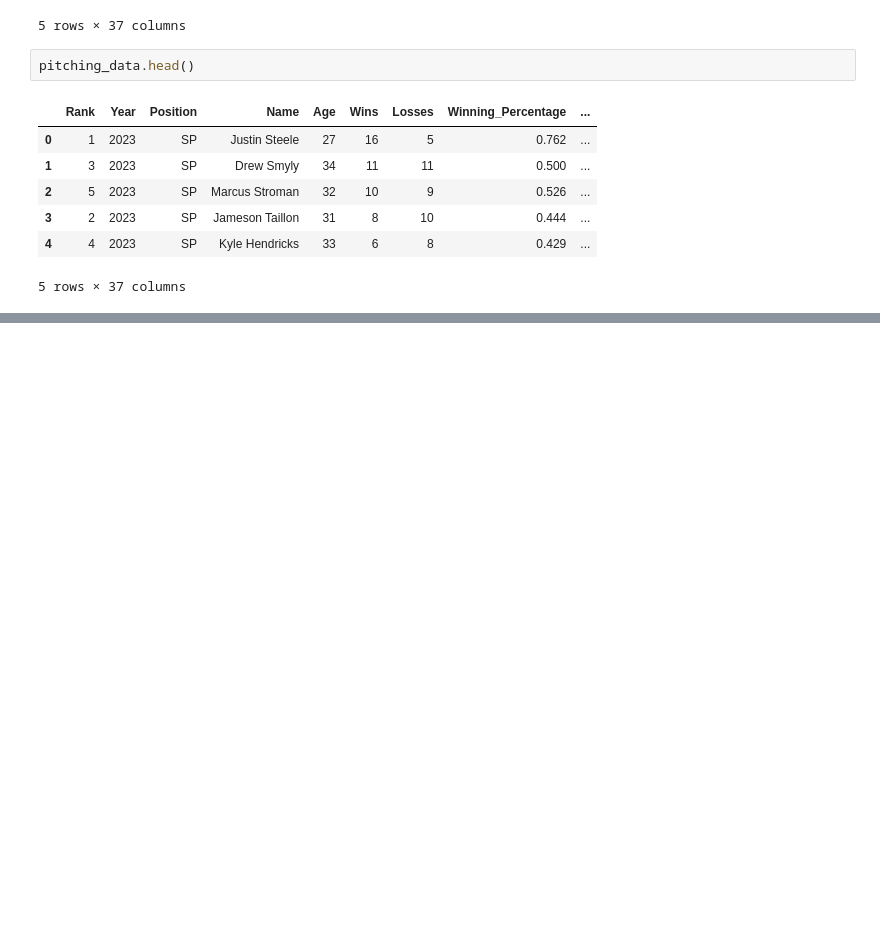
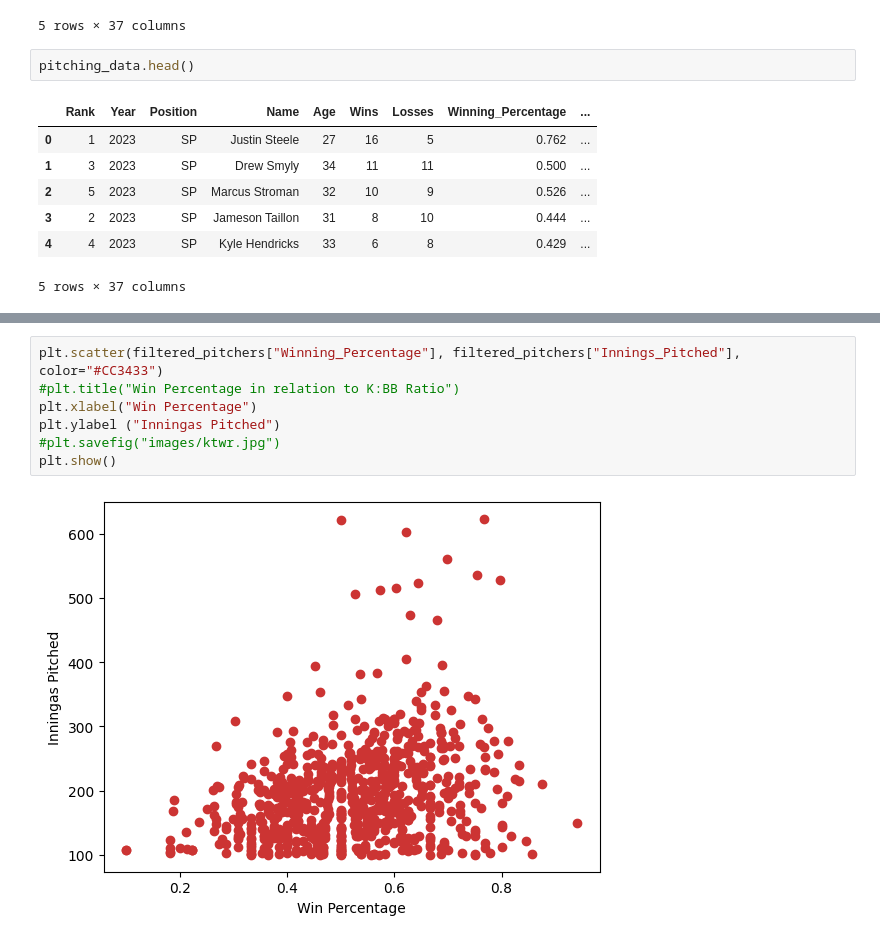
Before and after one commit to ml9148/Project_01, a Jupyter notebook: question5.ipynb, the cells around one changed output, grey strips where cells are left out. Drawn from its saved outputs; the diff is of its cells as text; blank space fills up the shorter version.

```diff
--- a/question5.ipynb
+++ b/question5.ipynb
@@ -81,0 +86,9 @@ plt.show()
+# %%
+plt.scatter(filtered_pitchers["Winning_Percentage"], filtered_pitchers["Innings_Pitched"], color="#CC3433")
+#plt.title("Win Percentage in relation to K:BB Ratio")
+plt.xlabel("Win Percentage")
+plt.ylabel ("Inningas Pitched")
+#plt.savefig("images/ktwr.jpg")
+plt.show()
+# %% [output]
+[figure, added]
```
Also changed, not shown: parts of 2 cells of this notebook, 5 other files.
